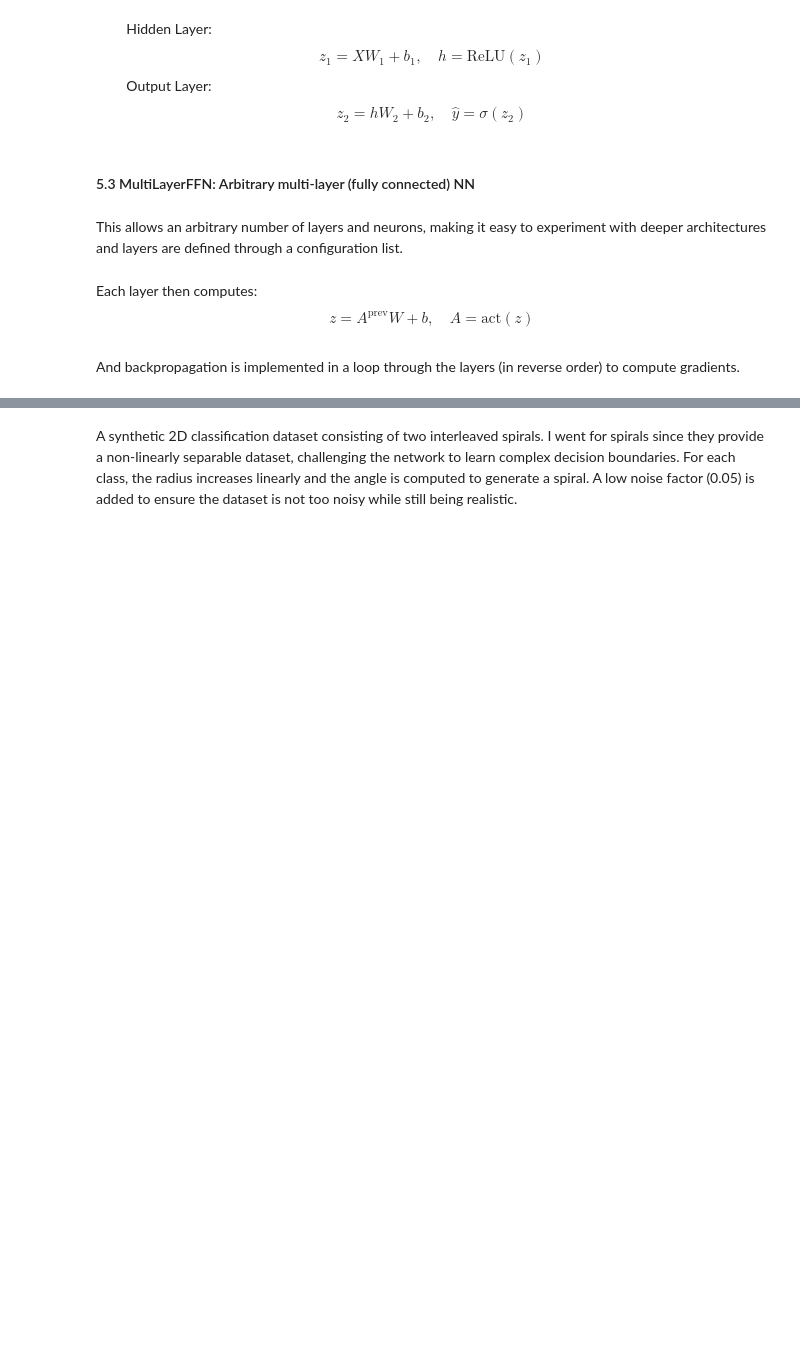
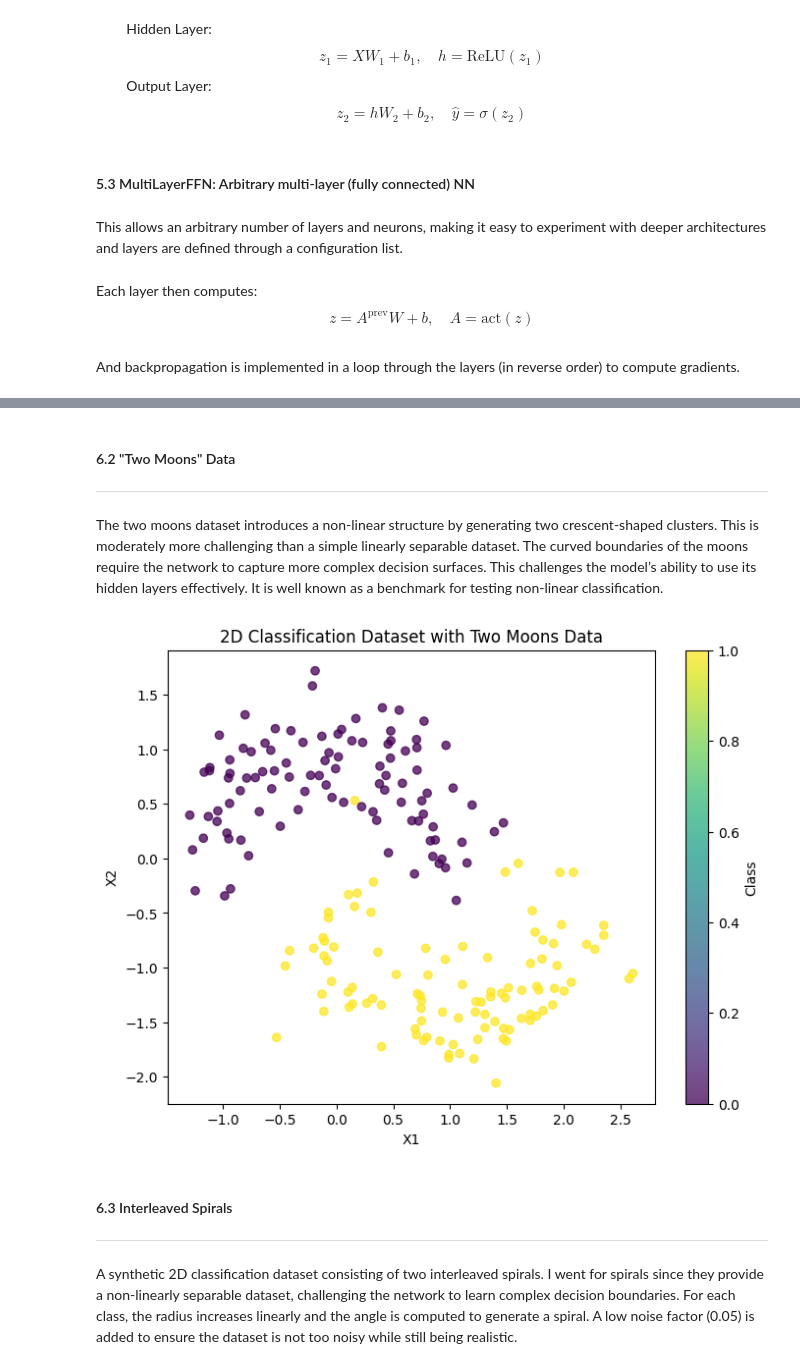
Before and after one commit to NomadicSasquatch/Feedforward-Neural-Network, a Jupyter notebook: feedforward_nn_scratch.ipynb, the cells around one changed output, grey strips where cells are left out. Drawn from its saved outputs; the diff is of its cells as text; code cells hidden in the pictures; blank space fills up the shorter version.

```diff
--- a/feedforward_nn_scratch.ipynb
+++ b/feedforward_nn_scratch.ipynb
@@ -508,3 +488,37 @@ class MultiLayerFFN:
+# %% [markdown]
+#### 6.2 "Two Moons" Data
+---
+# %% [markdown]
+The two moons dataset introduces a non-linear structure by generating two crescent-shaped clusters. This is moderately more challenging than a simple linearly separable dataset. The curved boundaries of the moons require the network to capture more complex decision surfaces. This challenges the model’s ability to use its hidden layers effectively. It is well known as a benchmark for testing non-linear classification.
+# %%
+def make_two_moons_data(n_samples=200, noise=0.30, seed=42):
+    np.random.seed(seed)
+    n_samples_out = n_samples // 2
+    n_samples_in = n_samples - n_samples_out
+    angles1 = np.linspace(0, np.pi, n_samples_out)
+    angles2 = np.linspace(0, np.pi, n_samples_in)
+
+    # First moon (upper crescent)
+    X1 = np.vstack([np.cos(angles1), np.sin(angles1)]).T
+    # Second moon (lower crescent), shifted appropriately
+    X2 = np.vstack([1 - np.cos(angles2), -np.sin(angles2) - 0.5]).T
+
+    # Adding noise to both moons
+    X1 += noise * np.random.randn(*X1.shape)
+    X2 += noise * np.random.randn(*X2.shape)
+
+    X = np.vstack([X1, X2])
+    y = np.array([0] * n_samples_out + [1] * n_samples_in)
+    perm = np.random.permutation(n_samples)
+    return X[perm], y[perm]
+
+X, y = make_two_moons_data()
+visualise_data(X, y, "Two Moons Data")
+# %% [output]
+[figure, added]
+# %% [markdown]
+#### 6.3 Interleaved Spirals
+---
 # %% [markdown]
 A synthetic 2D classification dataset consisting of two interleaved spirals. I went for spirals since they provide a non-linearly separable dataset, challenging the network to learn complex decision boundaries. For each class, the radius increases linearly and the angle is computed to generate a spiral. A low noise factor (0.05) is added to ensure the dataset is not too noisy while still being realistic.
 # %%
```
Also changed, not shown: parts of 93 cells of this notebook, 2 other files.
